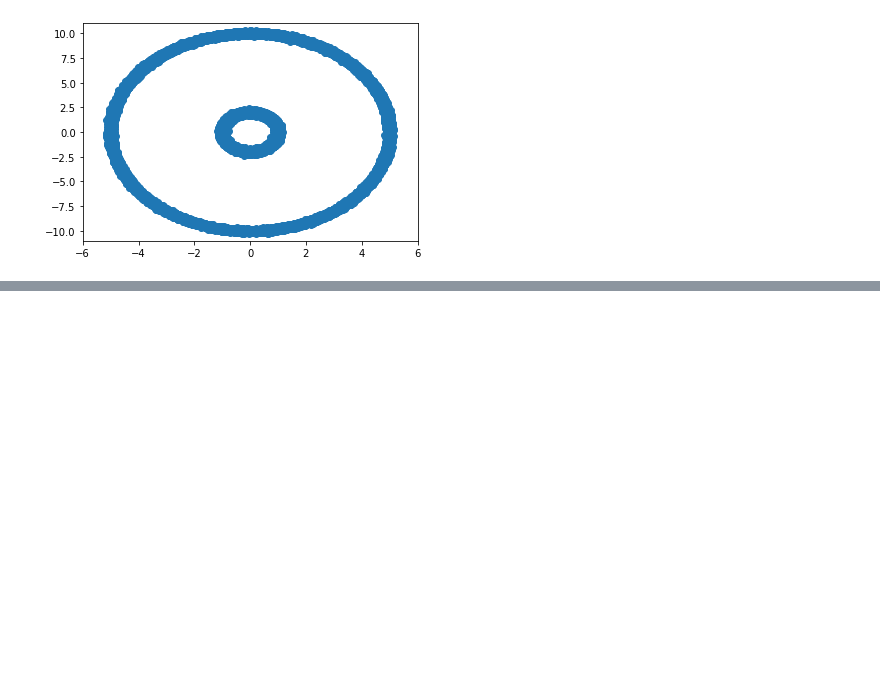
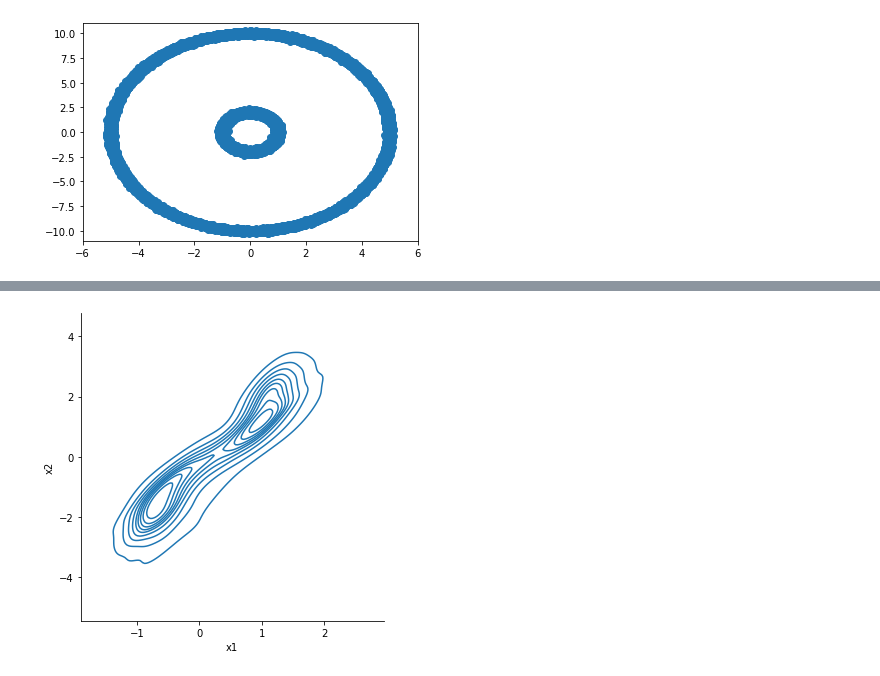
Before and after one commit to harrya32/conditional_diffusion_simulation, a Jupyter notebook: SDE diffusion.ipynb, the cells around one changed output, grey strips where cells are left out. Saved outputs shown, nothing was run; the diff lists cells and outputs as text; code cells hidden in the pictures; blank space fills up the shorter version.

```diff
--- a/SDE diffusion.ipynb
+++ b/SDE diffusion.ipynb
@@ -481,3 +495,7 @@ plt.ylim(-3.2,3.2)
+# %%
+density_plot(ode_samples)
+# %% [output]
+[figure, added]
 # %%
 plt.scatter(ode_samples[:,0], ode_samples[:,1])
 plt.xlim(-1.2, 3.5)
```
Also changed, not shown: parts of 27 cells of this notebook, 8 other files.
